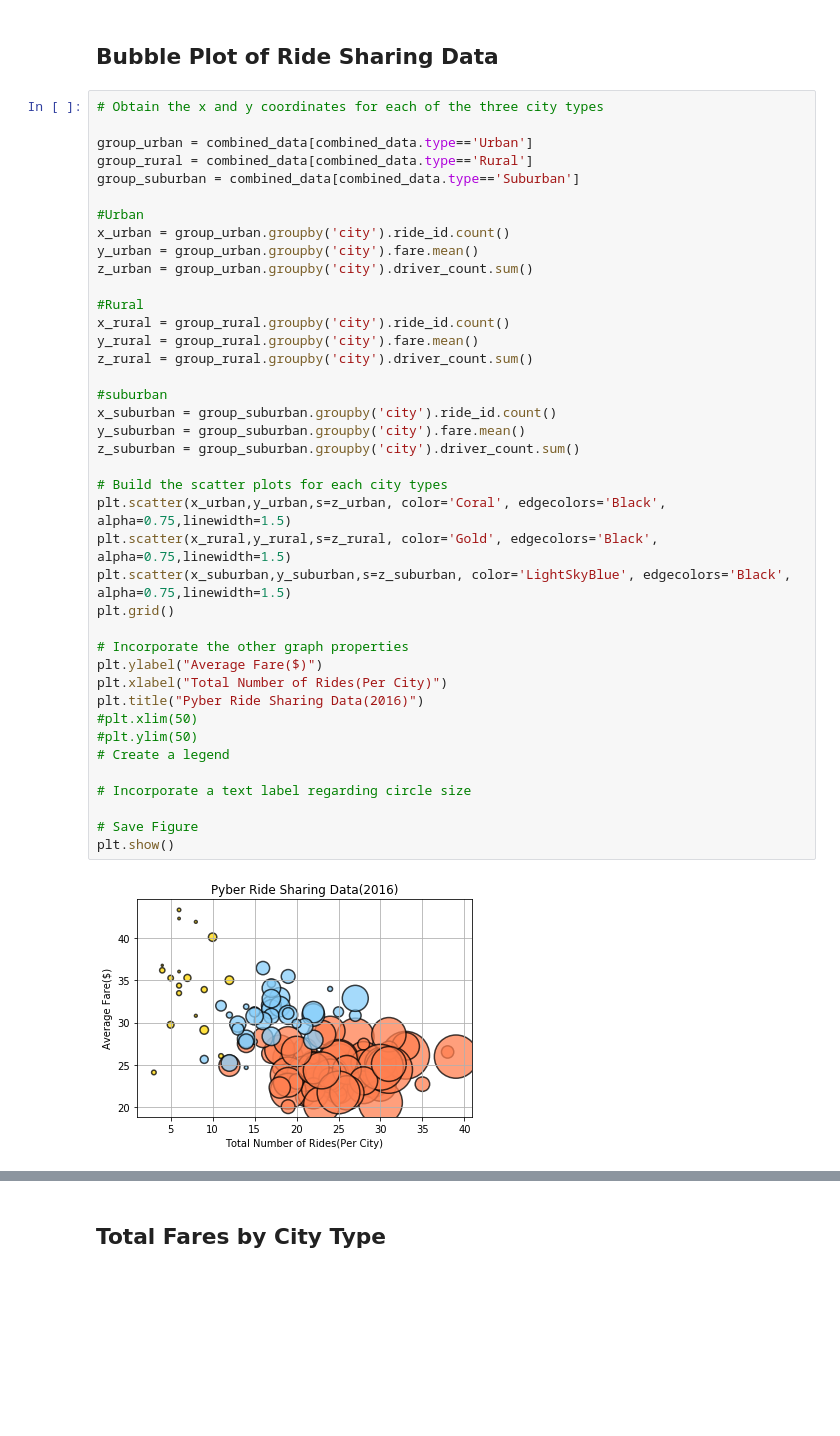
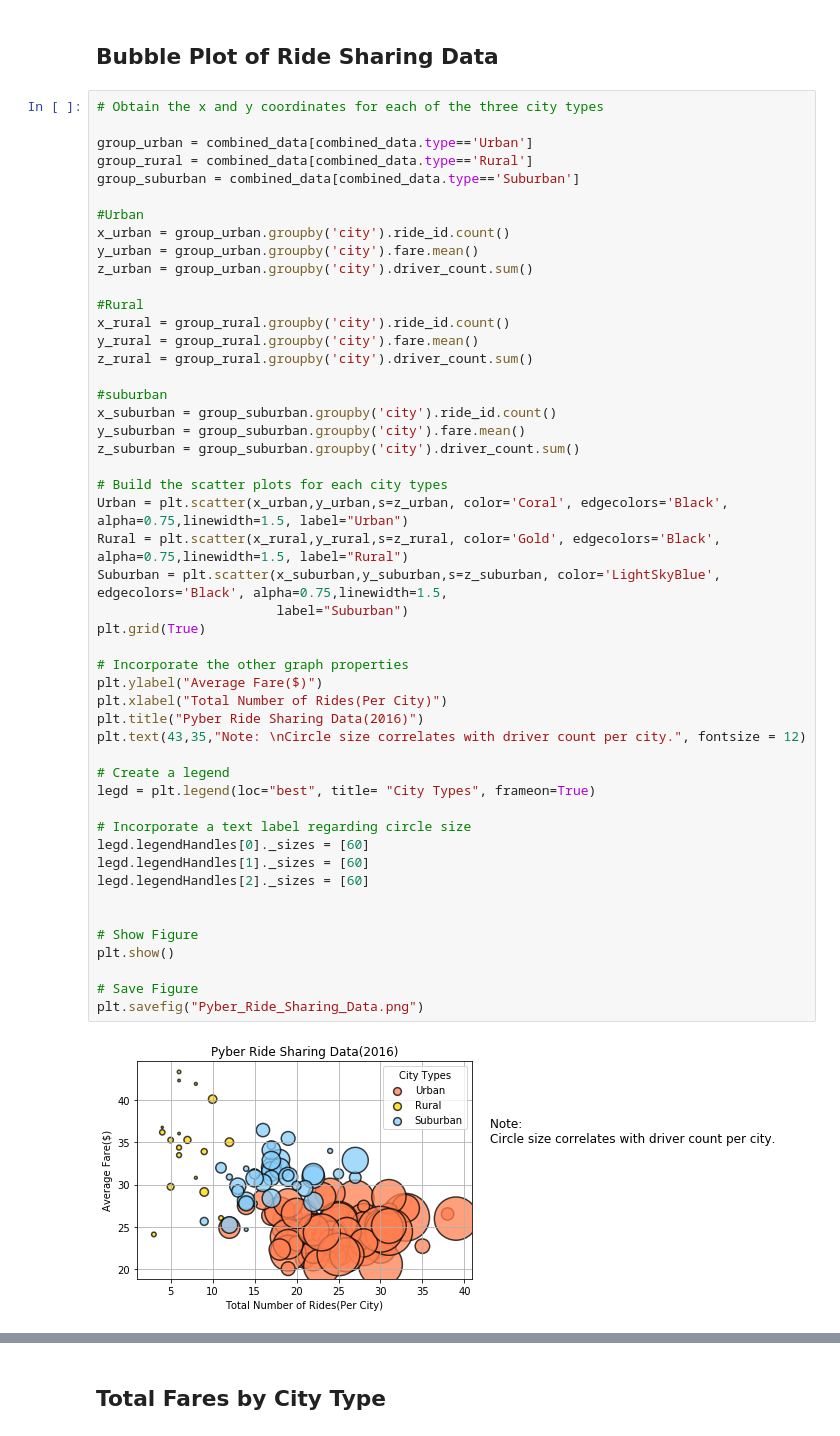
Before and after one commit to hmakhlouf/Unite-05---The-Power-of-Plots-, a Jupyter notebook: Pyber/pyber_starter.ipynb, the cells around one changed output, grey strips where cells are left out. Saved outputs shown, nothing was run; the diff lists cells and outputs as text; blank space fills up the shorter version.

```diff
--- a/Pyber/pyber_starter.ipynb
+++ b/Pyber/pyber_starter.ipynb
@@ -33,38 +35,47 @@ group_urban = combined_data[combined_data.type=='Urban']
 group_rural = combined_data[combined_data.type=='Rural']
 group_suburban = combined_data[combined_data.type=='Suburban']
 
 #Urban
 x_urban = group_urban.groupby('city').ride_id.count()
 y_urban = group_urban.groupby('city').fare.mean()
 z_urban = group_urban.groupby('city').driver_count.sum()
 
 #Rural
 x_rural = group_rural.groupby('city').ride_id.count()
 y_rural = group_rural.groupby('city').fare.mean()
 z_rural = group_rural.groupby('city').driver_count.sum()
 
 #suburban
 x_suburban = group_suburban.groupby('city').ride_id.count()
 y_suburban = group_suburban.groupby('city').fare.mean()
 z_suburban = group_suburban.groupby('city').driver_count.sum()
 
 # Build the scatter plots for each city types
-plt.scatter(x_urban,y_urban,s=z_urban, color='Coral', edgecolors='Black', alpha=0.75,linewidth=1.5)
-plt.scatter(x_rural,y_rural,s=z_rural, color='Gold', edgecolors='Black', alpha=0.75,linewidth=1.5)
-plt.scatter(x_suburban,y_suburban,s=z_suburban, color='LightSkyBlue', edgecolors='Black', alpha=0.75,linewidth=1.5)
-plt.grid()
+Urban = plt.scatter(x_urban,y_urban,s=z_urban, color='Coral', edgecolors='Black', alpha=0.75,linewidth=1.5, label="Urban")
+Rural = plt.scatter(x_rural,y_rural,s=z_rural, color='Gold', edgecolors='Black', alpha=0.75,linewidth=1.5, label="Rural")
+Suburban = plt.scatter(x_suburban,y_suburban,s=z_suburban, color='LightSkyBlue', edgecolors='Black', alpha=0.75,linewidth=1.5,
+                       label="Suburban")
+plt.grid(True)
 
 # Incorporate the other graph properties
 plt.ylabel("Average Fare($)")
 plt.xlabel("Total Number of Rides(Per City)")
 plt.title("Pyber Ride Sharing Data(2016)")
-#plt.xlim(50)
-#plt.ylim(50)
+plt.text(43,35,"Note: \nCircle size correlates with driver count per city.", fontsize = 12)
+
 # Create a legend
+legd = plt.legend(loc="best", title= "City Types", frameon=True)
 
 # Incorporate a text label regarding circle size
+legd.legendHandles[0]._sizes = [60]
+legd.legendHandles[1]._sizes = [60]
+legd.legendHandles[2]._sizes = [60]
+
+
+# Show Figure
+plt.show()
 
 # Save Figure
-plt.show()
+plt.savefig("Pyber_Ride_Sharing_Data.png")
 # %% [output]
-[figure, old version]
+[figure, new version]
```
Also changed, not shown: parts of 11 cells of this notebook, 6 other files.
